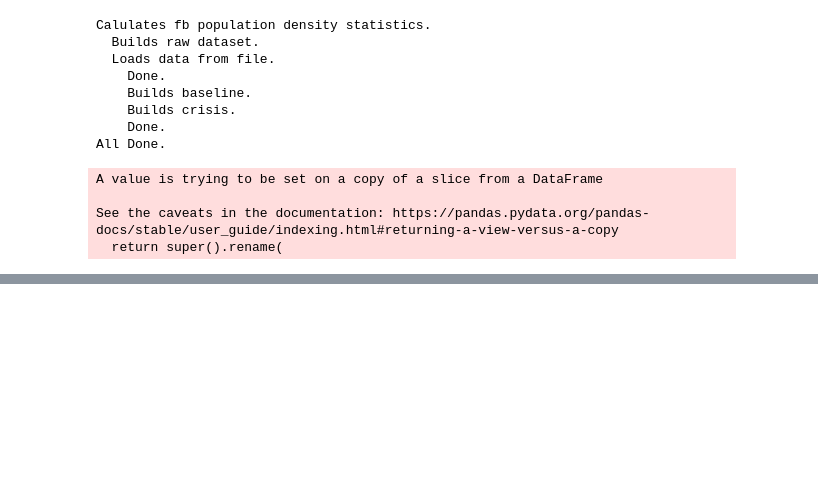
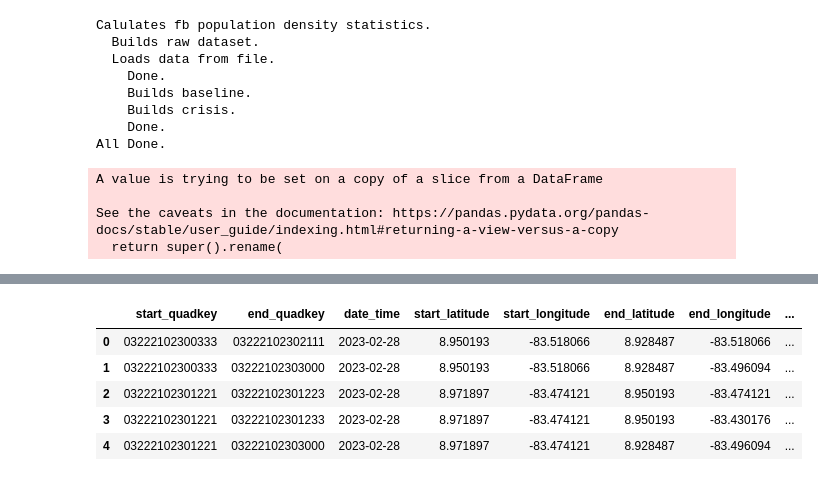
Before and after one commit to minigonche/synthetic_mobility_data_generator, a Jupyter notebook: Andrea.ipynb, the cells around one changed output, grey strips where cells are left out. Drawn from its saved outputs; the diff is of its cells as text; code cells hidden in the pictures; blank space fills up the shorter version.

```diff
--- a/Andrea.ipynb
+++ b/Andrea.ipynb
@@ -130,0 +182,42 @@ out_folder = os.path.join(out_dir, f"{data_processor.dataset_id()}",
+# %%
+# build baseline
+df_baseline_raw = df[df[con.DATE_TIME] < data_processor.crisis_datetime()]
+
+group_by_cols = [con.LATITUDE, con.LONGITUDE] + [con.START_QUADKEY, con.END_QUADKEY]
+df_baseline = df_baseline_raw.groupby(group_by_cols, as_index=False) \
+                                        .agg({"count": ['mean','std']})
+
+# df_baseline.rename(columns={"count" : con.N_BASELINE}, inplace=True)
+
+baseline_cols = group_by_cols + [con.N_BASELINE, 'n_baseline_std']
+df_baseline.columns = baseline_cols
+
+# make sure std is at least 0.1
+df_baseline['n_baseline_std'] = df_baseline['n_baseline_std'].fillna(con.MIN_STD)
+df_baseline.loc[df_baseline['n_baseline_std'] < con.MIN_STD,'n_baseline_std' ] =  con.MIN_STD
+
+self.__baseline = df_baseline
+
+self.__baseline_loaded = True
+
+# build crisis
+print(f"{TAB}{TAB}Builds crisis.")
+df_crisis = df[df[con.DATE_TIME] >= self.crisis_datetime()]
+if df_crisis.empty:
+    error_fun.write_error(sys.argv[0], f"No data found after disaster date. Can't build crisis.",
+                        "warning", datetime.datetime.now())
+
+    self.__crisis = df_crisis
+else:
+    df_crisis.rename(columns={"count": con.N_CRISIS}, inplace=True)
+    self.__crisis = df_crisis
+
+self.__crisis_loaded = True
+print(f"{TAB}{TAB}Done.")
+# %% [output]
+|  | start_quadkey | end_quadkey | date_time | start_latitude | start_longitude | end_latitude | end_longitude | ... |
+| 0 | 03222102300333 | 03222102302111 | 2023-02-28 | 8.950193 | -83.518066 | 8.928487 | -83.518066 | ... |
+| 1 | 03222102300333 | 03222102303000 | 2023-02-28 | 8.950193 | -83.518066 | 8.928487 | -83.496094 | ... |
+| 2 | 03222102301221 | 03222102301223 | 2023-02-28 | 8.971897 | -83.474121 | 8.950193 | -83.474121 | ... |
+| 3 | 03222102301221 | 03222102301233 | 2023-02-28 | 8.971897 | -83.474121 | 8.950193 | -83.430176 | ... |
+| 4 | 03222102301221 | 03222102303000 | 2023-02-28 | 8.971897 | -83.474121 | 8.928487 | -83.496094 | ... |
```
Also changed, not shown: parts of 11 cells of this notebook, 5 other files.
